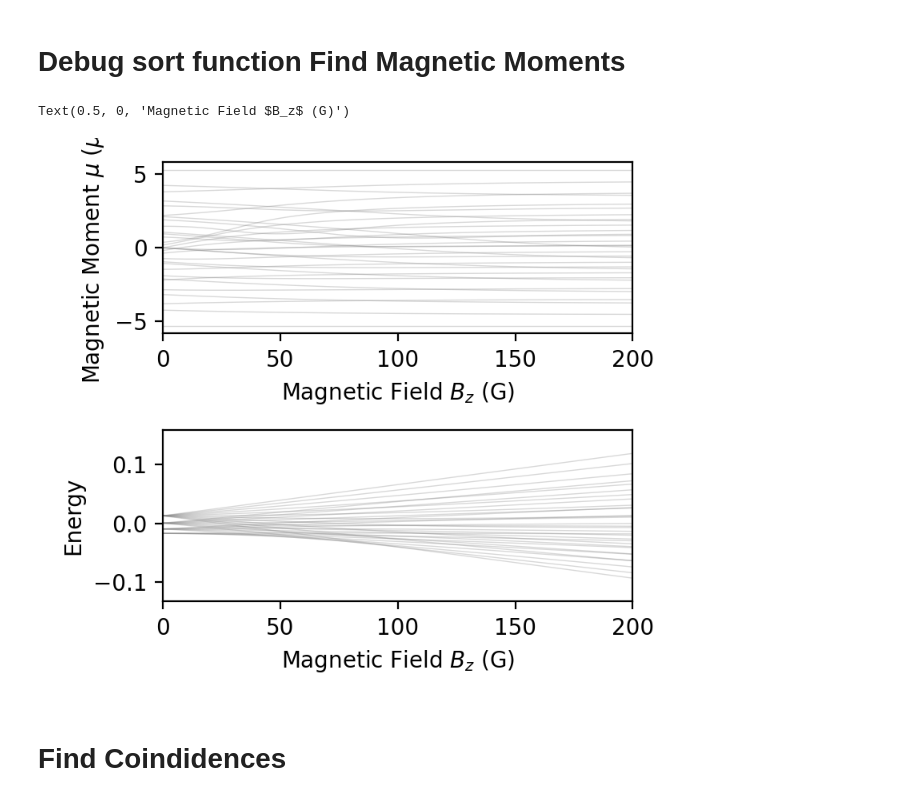
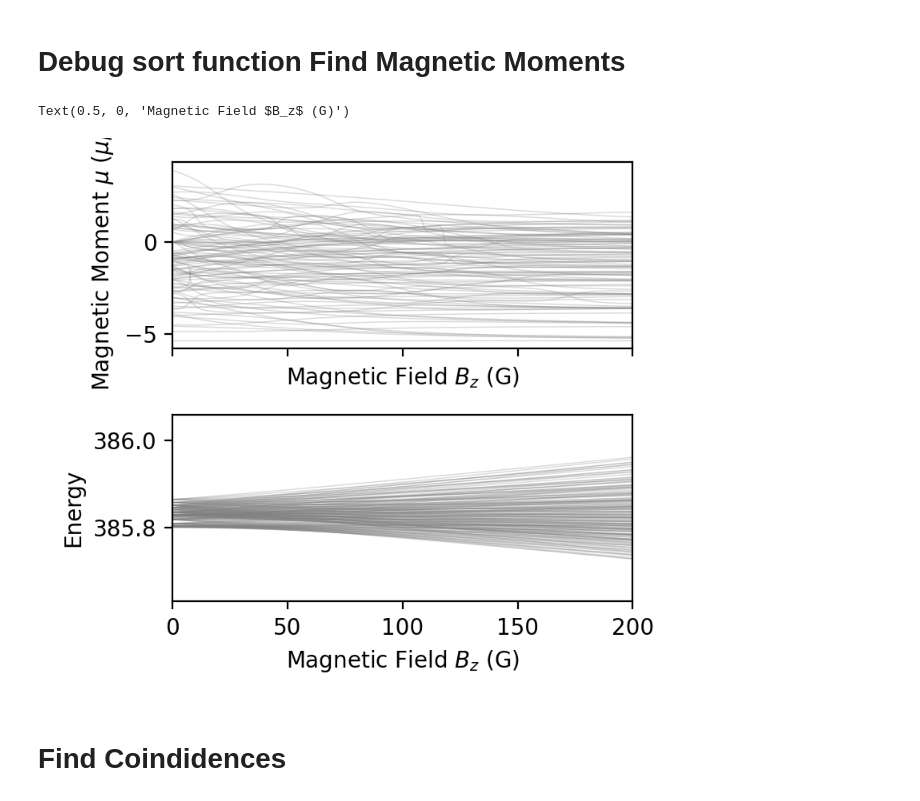
Before and after one commit to tomhepz/MolecularEnergyLevels, a Jupyter notebook: notebooks/diatom-coincidences.ipynb, the cells around one changed output. Cells and saved outputs as stored; diff of their text form; code cells hidden in the pictures.

```diff
--- a/notebooks/diatom-coincidences.ipynb
+++ b/notebooks/diatom-coincidences.ipynb
@@ -37,7 +37,6 @@ H_BAR = scipy.constants.hbar
 
 I1 = Rb87Cs133["I1"]
 I2 = Rb87Cs133["I2"]
-print(I1,I2)
 D_0 = Rb87Cs133["d0"]
 N_MAX=2
 
@@ -46,8 +45,8 @@ E = 0 #V/m
 
 GAUSS = 1e4 # T
 B_MIN = 0.01 / GAUSS # T
-B_MAX = 250 / GAUSS # T
-B_STEPS = 500
+B_MAX = 350 / GAUSS # T
+B_STEPS = 350
 
 B, B_STEP_SIZE = np.linspace(B_MIN, B_MAX, B_STEPS, retstep=True) #T
 
@@ -115,21 +112,21 @@ STATE_CMAP = plt.cm.gist_rainbow(np.linspace(0,1,len(CONSIDERED_STATE_POSITIONS)
 # %% [markdown]
 # Debug sort function Find Magnetic Moments
 # %%
-fig, (ax1,ax2) = plt.subplots(2,1)
+fig, (ax1,ax2) = plt.subplots(2,1,sharex=True)
 muN = scipy.constants.physical_constants['nuclear magneton'][0]
 
-ax1.plot(B*GAUSS,MAGNETIC_MOMENTS[:,0:32]/muN, color='grey', alpha=0.3,linewidth=0.5,zorder=0);
+ax1.plot(B*GAUSS,MAGNETIC_MOMENTS[:,180:]/muN, color='grey', alpha=0.3,linewidth=0.5,zorder=0);
 ax1.set_xlim(0,200)
 ax1.set_ylabel("Magnetic Moment $\mu$ $(\mu_N)$")
 ax1.set_xlabel("Magnetic Field $B_z$ (G)")
 
-ax2.plot(B*GAUSS,ENERGIES[:,0:32]/muN, color='grey', alpha=0.3,linewidth=0.5,zorder=0);
+ax2.plot(B*GAUSS,ENERGIES[:,128:]/muN, color='grey', alpha=0.3,linewidth=0.5,zorder=0);
 ax2.set_xlim(0,200)
 ax2.set_ylabel("Energy")
 ax2.set_xlabel("Magnetic Field $B_z$ (G)")
 # %% [output]
 Text(0.5, 0, 'Magnetic Field $B_z$ (G)')
-[figure, old version]
+[figure, new version]
 # %% [markdown]
 # Find Coindidences
 # %%
```
Also changed, not shown: parts of 6 cells of this notebook, 3 other files.
